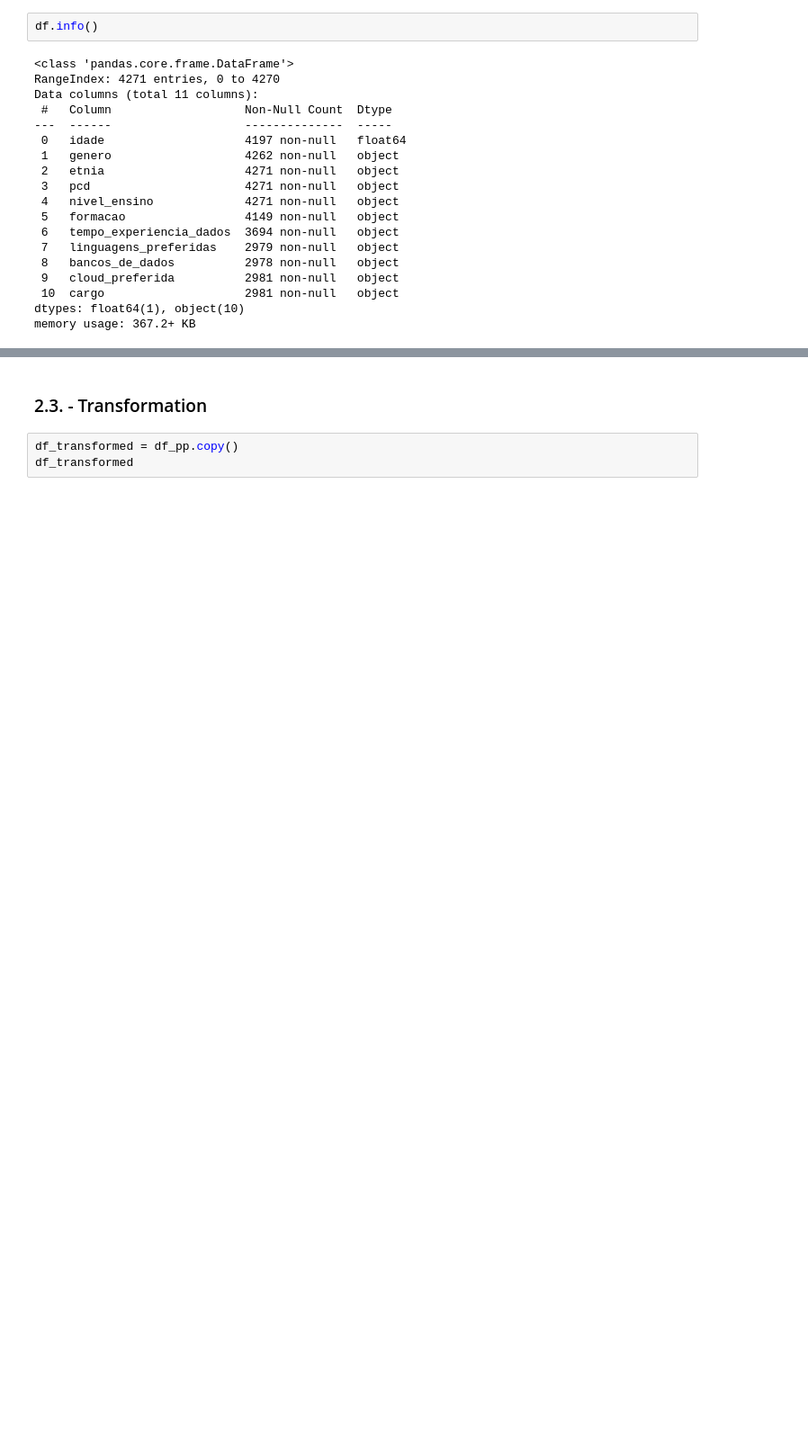
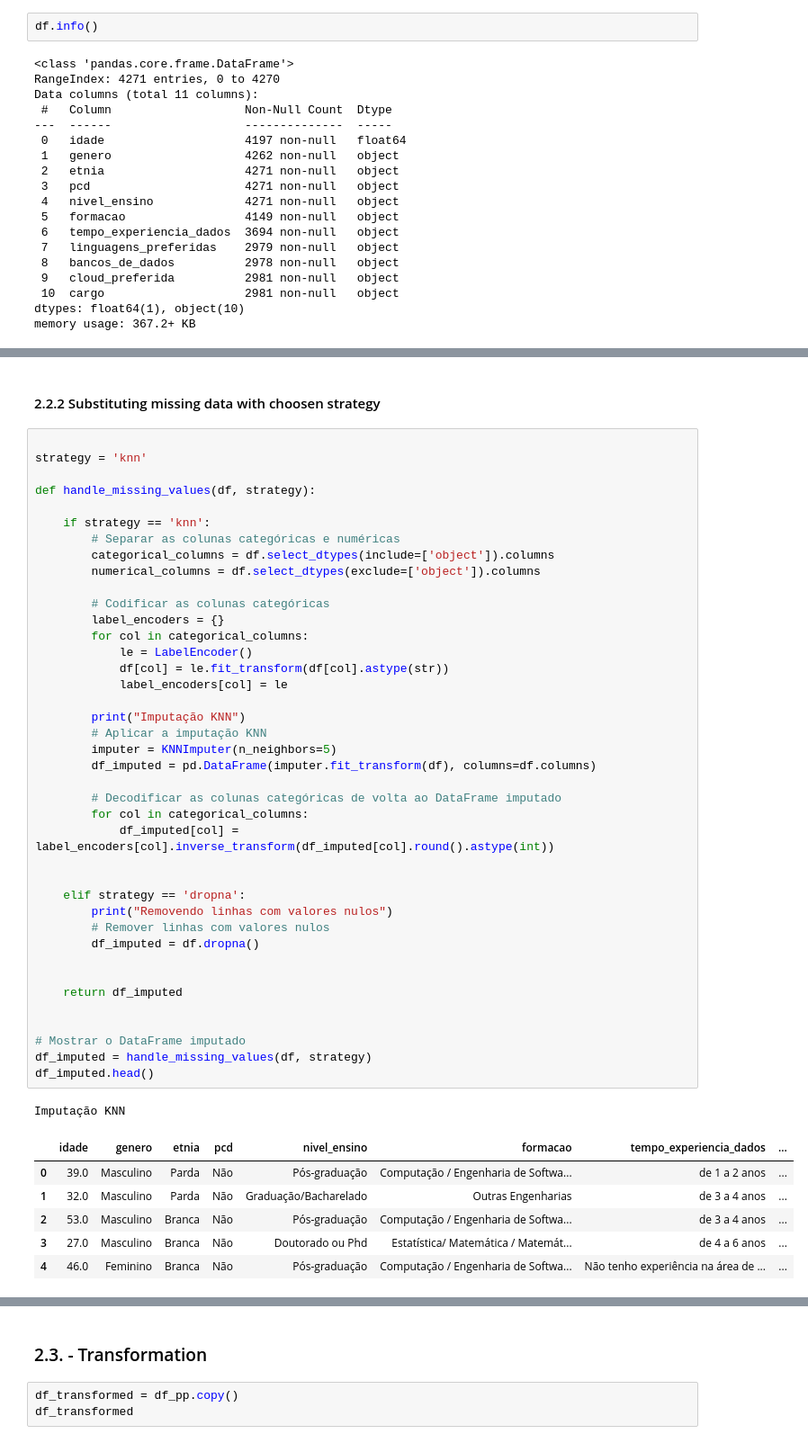
Before and after one commit to MaxJuniorr/data-vocational-test, a Jupyter notebook: main.ipynb, the cells around one changed output, grey strips where cells are left out. Shown at 90% size. Saved outputs shown, nothing was run; the diff lists cells and outputs as text; blank space fills up the shorter version.

```diff
--- a/main.ipynb
+++ b/main.ipynb
@@ -131,0 +142,50 @@ df_pp
+# %% [markdown]
+#### 2.2.2 Substituting missing data with choosen strategy
+# %%
+
+strategy = 'knn'
+
+def handle_missing_values(df, strategy):
+
+    if strategy == 'knn':
+        # Separar as colunas categóricas e numéricas
+        categorical_columns = df.select_dtypes(include=['object']).columns
+        numerical_columns = df.select_dtypes(exclude=['object']).columns
+
+        # Codificar as colunas categóricas
+        label_encoders = {}
+        for col in categorical_columns:
+            le = LabelEncoder()
+            df[col] = le.fit_transform(df[col].astype(str))
+            label_encoders[col] = le
+
+        print("Imputação KNN")
+        # Aplicar a imputação KNN
+        imputer = KNNImputer(n_neighbors=5)
+        df_imputed = pd.DataFrame(imputer.fit_transform(df), columns=df.columns)
+
+        # Decodificar as colunas categóricas de volta ao DataFrame imputado
+        for col in categorical_columns:
+            df_imputed[col] = label_encoders[col].inverse_transform(df_imputed[col].round().astype(int))
+
+
+    elif strategy == 'dropna':
+        print("Removendo linhas com valores nulos")
+        # Remover linhas com valores nulos
+        df_imputed = df.dropna()
+
+
+    return df_imputed
+
+
+# Mostrar o DataFrame imputado
+df_imputed = handle_missing_values(df, strategy)
+df_imputed.head()
+# %% [output]
+Imputação KNN
+|  | idade | genero | etnia | pcd | nivel_ensino | formacao | tempo_experiencia_dados | ... |
+| 0 | 39.0 | Masculino | Parda | Não | Pós-graduação | Computação / Engenharia de Softwa... | de 1 a 2 anos | ... |
+| 1 | 32.0 | Masculino | Parda | Não | Graduação/Bacharelado | Outras Engenharias | de 3 a 4 anos | ... |
+| 2 | 53.0 | Masculino | Branca | Não | Pós-graduação | Computação / Engenharia de Softwa... | de 3 a 4 anos | ... |
+| 3 | 27.0 | Masculino | Branca | Não | Doutorado ou Phd | Estatística/ Matemática / Matemát... | de 4 a 6 anos | ... |
+| 4 | 46.0 | Feminino | Branca | Não | Pós-graduação | Computação / Engenharia de Softwa... | Não tenho experiência na área de ... | ... |
```
Also changed, not shown: parts of 25 cells of this notebook.
